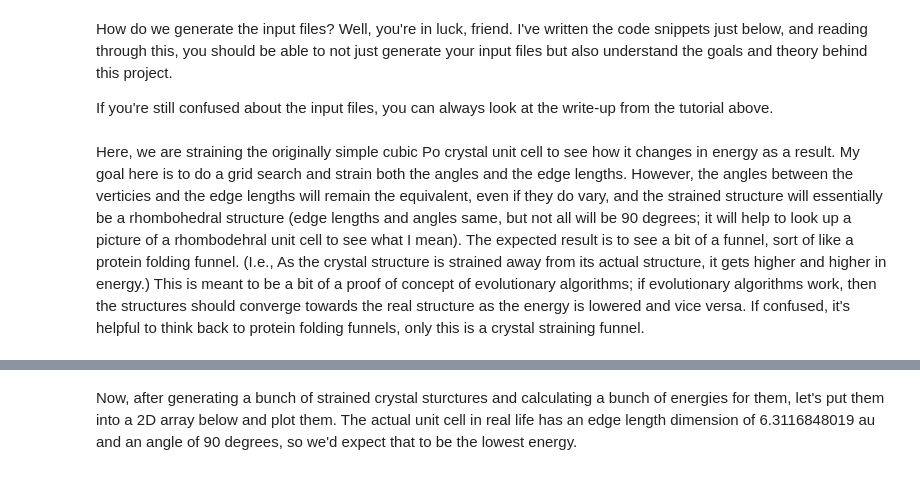
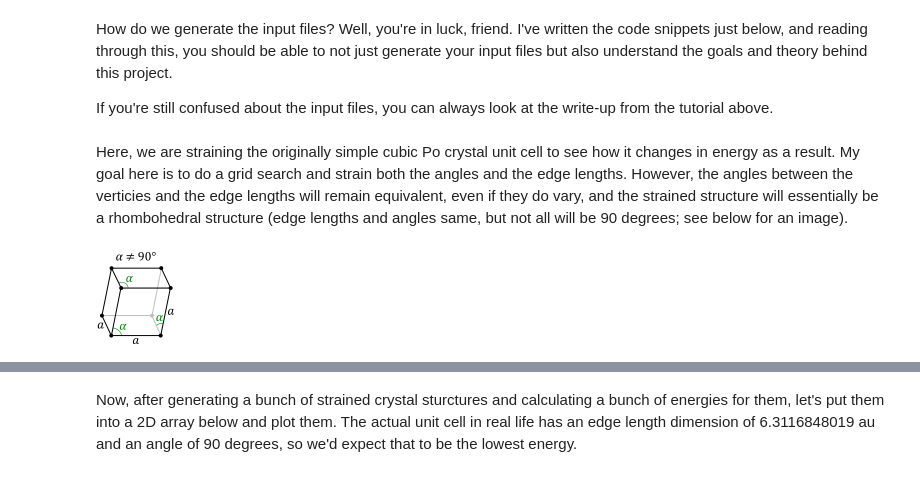
Before and after one commit to albscs/CHEM96.6-101.6-real, a Jupyter notebook: Final_Project/Po/Strained_Crystal_Structure_Generator.ipynb, the cells around one changed output, grey strips where cells are left out. Drawn from its saved outputs; the diff is of its cells as text; code cells hidden in the pictures.

```diff
--- a/Final_Project/Po/Strained_Crystal_Structure_Generator.ipynb
+++ b/Final_Project/Po/Strained_Crystal_Structure_Generator.ipynb
@@ -35,4 +35,10 @@ If you're still confused about the input files, you can always look at the write
 import numpy as np
 import math
 # %% [markdown]
-Here, we are straining the originally simple cubic Po crystal unit cell to see how it changes in energy as a result. My goal here is to do a grid search and strain both the angles and the edge lengths. However, the angles between the verticies and the edge lengths will remain the equivalent, even if they do vary, and the strained structure will essentially be a rhombohedral structure (edge lengths and angles same, but not all will be 90 degrees; it will help to look up a picture of a rhombodehral unit cell to see what I mean). The expected result is to see a bit of a funnel, sort of like a protein folding funnel. (I.e., As the crystal structure is strained away from its actual structure, it gets higher and higher in energy.) This is meant to be a bit of a proof of concept of evolutionary algorithms; if evolutionary algorithms work, then the structures should converge towards the real structure as the energy is lowered and vice versa. If confused, it's helpful to think back to protein folding funnels, only this is a crystal straining funnel.
+Here, we are straining the originally simple cubic Po crystal unit cell to see how it changes in energy as a result. My goal here is to do a grid search and strain both the angles and the edge lengths. However, the angles between the verticies and the edge lengths will remain equivalent, even if they do vary, and the strained structure will essentially be a rhombohedral structure (edge lengths and angles same, but not all will be 90 degrees; see below for an image).
+# %%
+#Image from https://pyxtal.readthedocs.io/en/latest/Background.html
+from IPython.display import Image
+Image(filename='rhombohedral.png')
+# %% [output]
+[figure, added]
```
Also changed, not shown: parts of 11 cells of this notebook.
